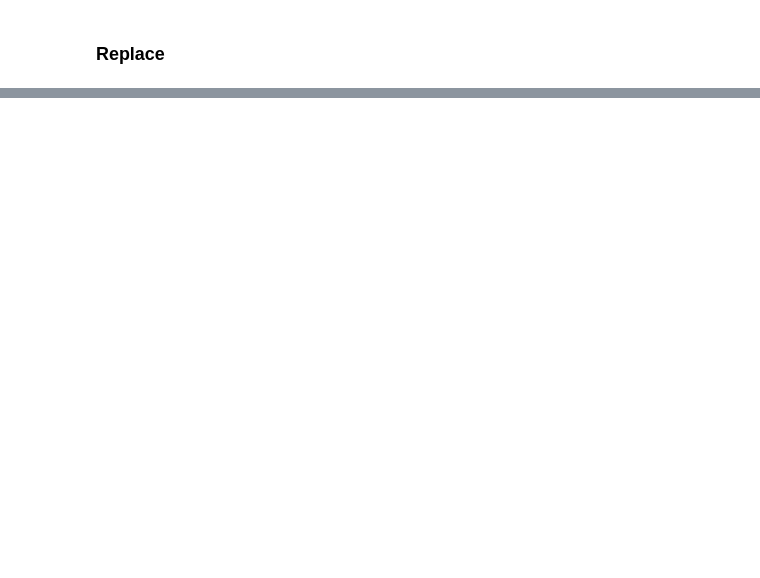
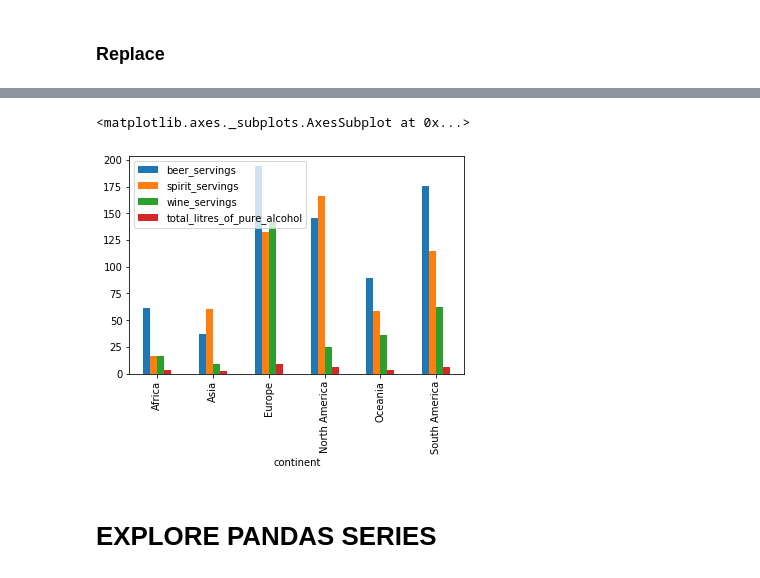
Before and after one commit to daniyaniazi/Numpy-Pandas-Mlt-Seaborn, a Jupyter notebook: PANDAS PRACTISE/PRACTISE.ipynb, the cells around one changed output, grey strips where cells are left out. Drawn from its saved outputs; the diff is of its cells as text; code cells hidden in the pictures; blank space fills up the shorter version.

```diff
--- a/PANDAS PRACTISE/PRACTISE.ipynb
+++ b/PANDAS PRACTISE/PRACTISE.ipynb
@@ -479,0 +652,4 @@ NameError: name 'order' is not defined
+# %%
+drinks= pd.read_csv('https://bit.ly//drinksbycountry',dtype={
+    "beer_servings":float
+})
@@ -479,0 +777,8 @@ NameError: name 'order' is not defined
+# %%
+%matplotlib inline
+drinks.groupby("continent").mean().plot(kind="bar")
+# %% [output]
+<matplotlib.axes._subplots.AxesSubplot at 0x...>
+[figure, added]
+# %% [markdown]
+# EXPLORE PANDAS SERIES
```
Also changed, not shown: parts of 116 cells of this notebook, 4 other files.
